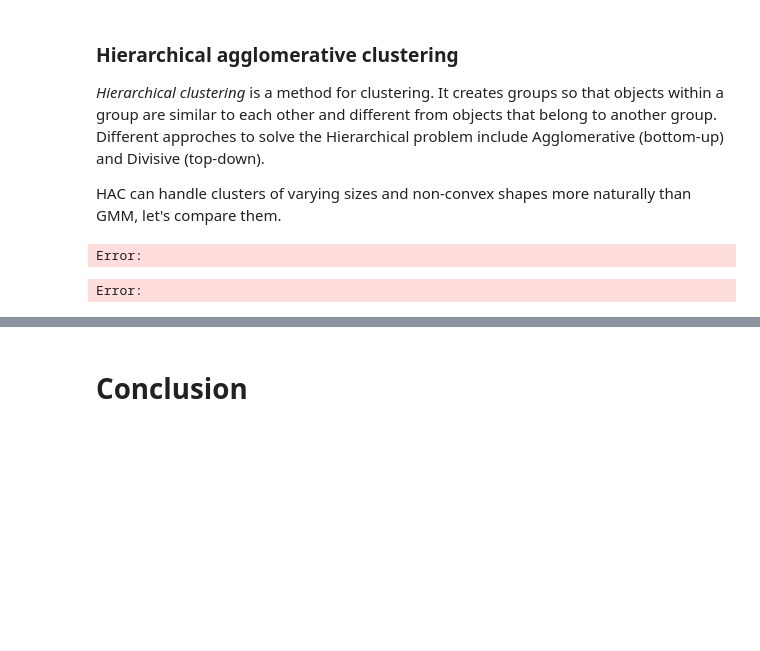
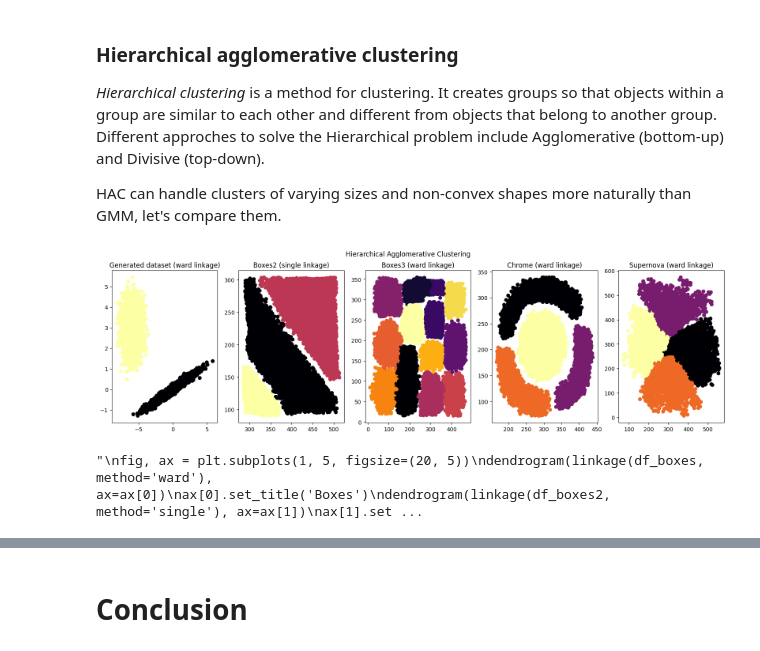
Before and after one commit to davidecapone/MixtureModelsClustering, a Jupyter notebook: notebooks/main.ipynb, the cells around one changed output, grey strips where cells are left out. Saved outputs shown, nothing was run; the diff lists cells and outputs as text; code cells hidden in the pictures; blank space fills up the shorter version.

Commit message:
Substitute boxes dataset with generated dataset

```diff
--- a/notebooks/main.ipynb
+++ b/notebooks/main.ipynb
@@ -54,9 +54,6 @@ df_un2.drop('color', axis=1, inplace=True)
 df_wave = pd.read_csv('./data/wave.csv')
 df_wave.drop('color', axis=1, inplace=True)
 
-df_boxes = pd.read_csv('./data/boxes.csv')
-df_boxes.drop('color', axis=1, inplace=True)
-
 df_boxes2 = pd.read_csv('./data/boxes2.csv')
 df_boxes2.drop('color', axis=1, inplace=True)
 
@@ -68,6 +65,19 @@ df_chrome.drop('color', axis=1, inplace=True)
 
 df_supernova = pd.read_csv('./data/supernova.csv')
 df_supernova.drop('color', axis=1, inplace=True)
+
+## Generate dataset for hierarchical clustering
+
+# Number of samples per component
+n_samples = 3_000
+# Generate random sample, two components
+np.random.seed(0)
+C = np.array([[0.0, -0.1], [1.7, 0.4]])
+df_generated = np.r_[
+    np.dot(np.random.randn(n_samples, 2), C),
+    0.7 * np.random.randn(n_samples, 2) + np.array([-6, 3])
+    ] * 60
+df_generated = pd.DataFrame(df_generated, columns=['x', 'y'])
 # %% [markdown]
 # Clustering
 ![Clustering meme](./assets/meme.png "Clustering meme")
@@ -388,27 +398,44 @@ HAC can handle clusters of varying sizes and non-convex shapes more naturally th
 # %%
 # Hierarchical Agglomerative Clustering
 
 # Apply Hierarchical Agglomerative Clustering
-hclust_boxes = AgglomerativeClustering(n_clusters=30).fit(df_boxes)
-hclust_boxes2 = AgglomerativeClustering(n_clusters=3, linkage='single').fit(df_boxes2)
+hclust_generated = AgglomerativeClustering(n_clusters=2).fit(df_generated)
+hclust_boxes2 = AgglomerativeClustering(n_clusters=3, linkage='single').fit(df_boxes2) # Using single linkage to get better results for this dataset
 hclust_boxes3 = AgglomerativeClustering(n_clusters=12).fit(df_boxes3)
-#hclust_chrome = AgglomerativeClustering(n_clusters=4).fit(df_chrome)
-#hclust_supernova = AgglomerativeClustering(n_clusters=4).fit(df_supernova)
+hclust_chrome = AgglomerativeClustering(n_clusters=4).fit(df_chrome)
+hclust_supernova = AgglomerativeClustering(n_clusters=4).fit(df_supernova)
 
 # Plotting results
 fig, ax = plt.subplots(1, 5, figsize=(20, 5))
-ax[0].scatter(df_boxes['x'], df_boxes['y'], c=hclust_boxes.labels_)
-ax[0].set_title('Boxes')
+ax[0].scatter(df_generated['x'], df_generated['y'], c=hclust_generated.labels_)
+ax[0].set_title('Generated dataset (ward linkage)')
 ax[1].scatter(df_boxes2['x'], df_boxes2['y'], c=hclust_boxes2.labels_)
-ax[1].set_title('Boxes2')
+ax[1].set_title('Boxes2 (single linkage)')
 ax[2].scatter(df_boxes3['x'], df_boxes3['y'], c=hclust_boxes3.labels_)
-ax[2].set_title('Boxes3')
-#ax[3].scatter(df_chrome['x'], df_chrome['y'], c=hclust_chrome.labels_)
-#ax[3].set_title('Chrome')
-#ax[4].scatter(df_supernova['x'], df_supernova['y'], c=hclust_supernova.labels_)
-#ax[4].set_title('Supernova')
+ax[2].set_title('Boxes3 (ward linkage)')
+ax[3].scatter(df_chrome['x'], df_chrome['y'], c=hclust_chrome.labels_)
+ax[3].set_title('Chrome (ward linkage)')
+ax[4].scatter(df_supernova['x'], df_supernova['y'], c=hclust_supernova.labels_)
+ax[4].set_title('Supernova (ward linkage)')
 plt.suptitle('Hierarchical Agglomerative Clustering')
 plt.show()
+
+# Plotting dendrograms
+"""
+fig, ax = plt.subplots(1, 5, figsize=(20, 5))
+dendrogram(linkage(df_boxes, method='ward'), ax=ax[0])
+ax[0].set_title('Boxes')
+dendrogram(linkage(df_boxes2, method='single'), ax=ax[1])
+ax[1].set_title('Boxes2 (single linkage)')
+dendrogram(linkage(df_boxes3, method='ward'), ax=ax[2])
+ax[2].set_title('Boxes3')
+dendrogram(linkage(df_chrome, method='ward'), ax=ax[3])
+ax[3].set_title('Chrome')
+dendrogram(linkage(df_supernova, method='ward'), ax=ax[4])
+ax[4].set_title('Supernova')
+plt.suptitle('Hierarchical Agglomerative Clustering Dendrograms')
+plt.show()
+"""
 # %% [output]
+[figure, added]
-Error:
+"\nfig, ax = plt.subplots(1, 5, figsize=(20, 5))\ndendrogram(linkage(df_boxes, method='ward'), ax=ax[0])\nax[0].set_title('Boxes')\ndendrogram(linkage(df_boxes2, method='single'), ax=ax[1])\nax[1].set ...
-Error:
```
Also changed, not shown: parts of 3 cells of this notebook, 1 other file.
